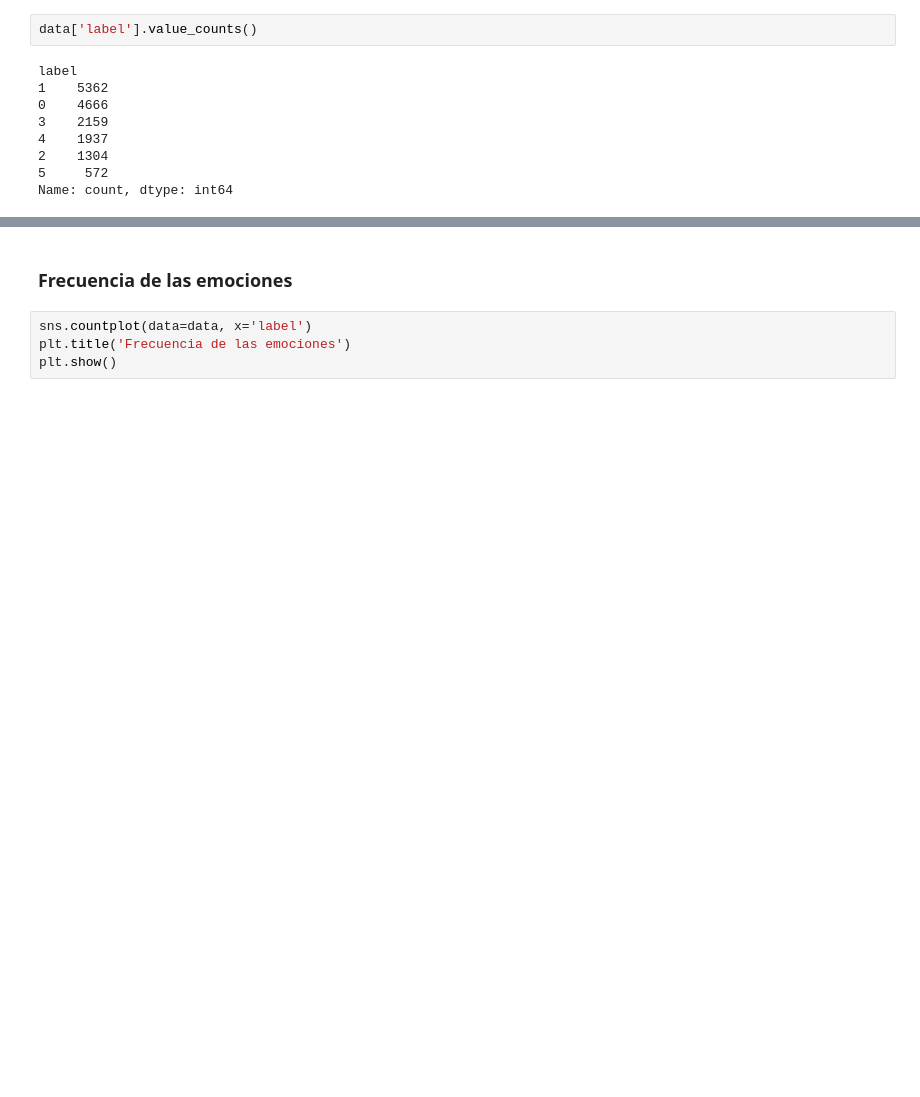
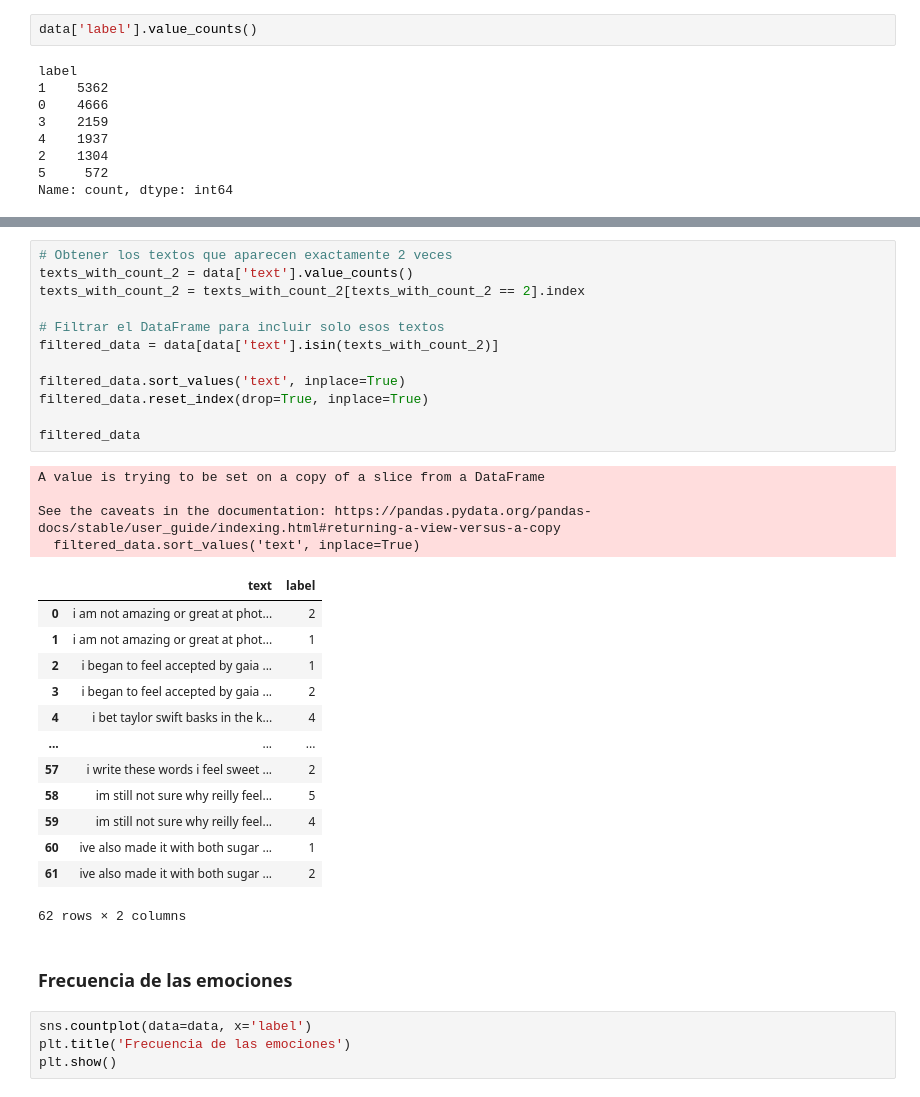
Before and after one commit to PablooDario/Sentiment-Analysis, a Jupyter notebook: eda.ipynb, the cells around one changed output, grey strips where cells are left out. Cells and saved outputs as stored; diff of their text form; blank space fills up the shorter version.

```diff
--- a/eda.ipynb
+++ b/eda.ipynb
@@ -59,3 +77,33 @@ Name: count, dtype: int64
+# %%
+# Obtener los textos que aparecen exactamente 2 veces
+texts_with_count_2 = data['text'].value_counts()
+texts_with_count_2 = texts_with_count_2[texts_with_count_2 == 2].index
+
+# Filtrar el DataFrame para incluir solo esos textos
+filtered_data = data[data['text'].isin(texts_with_count_2)]
+
+filtered_data.sort_values('text', inplace=True)
+filtered_data.reset_index(drop=True, inplace=True)
+
+filtered_data
+# %% [output]
+A value is trying to be set on a copy of a slice from a DataFrame
+
+See the caveats in the documentation: https://pandas.pydata.org/pandas-docs/stable/user_guide/indexing.html#returning-a-view-versus-a-copy
+  filtered_data.sort_values('text', inplace=True)
+|  | text | label |
+| 0 | i am not amazing or great at phot... | 2 |
+| 1 | i am not amazing or great at phot... | 1 |
+| 2 | i began to feel accepted by gaia ... | 1 |
+| 3 | i began to feel accepted by gaia ... | 2 |
+| 4 | i bet taylor swift basks in the k... | 4 |
+| ... | ... | ... |
+| 57 | i write these words i feel sweet ... | 2 |
+| 58 | im still not sure why reilly feel... | 5 |
+| 59 | im still not sure why reilly feel... | 4 |
+| 60 | ive also made it with both sugar ... | 1 |
+| 61 | ive also made it with both sugar ... | 2 |
+62 rows × 2 columns
 # %% [markdown]
 ### Frecuencia de las emociones
 # %%
```
Also changed, not shown: parts of 2 cells of this notebook.
